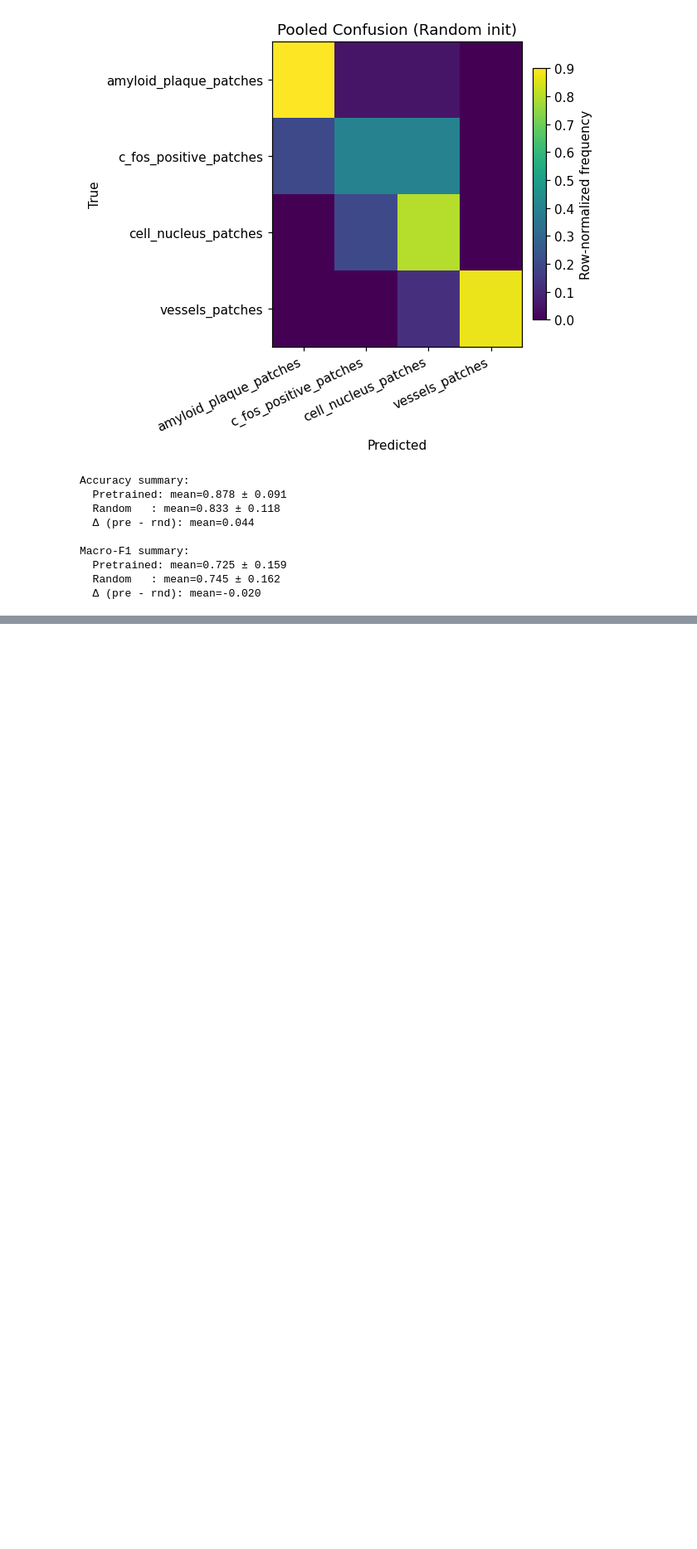
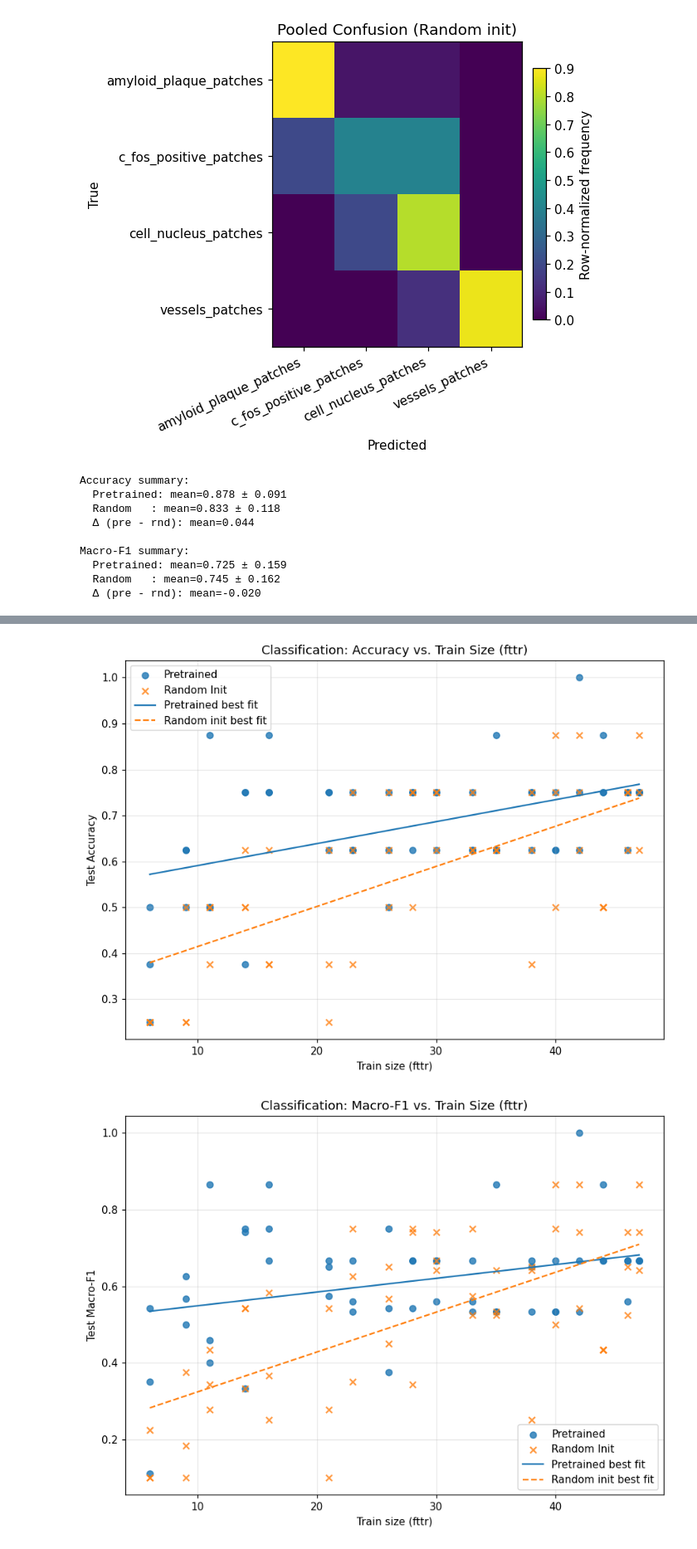
Before and after one commit to AdinaScheinfeld/ssl_project, a Jupyter notebook: notebooks/plot_classification_results.ipynb, the cells around one changed output, grey strips where cells are left out. Shown at 83% size. Drawn from its saved outputs; the diff is of its cells as text; code cells hidden in the pictures; blank space fills up the shorter version.

Commit message:
Update classification code and plotting for cross val

```diff
--- a/notebooks/plot_classification_results.ipynb
+++ b/notebooks/plot_classification_results.ipynb
@@ -717,0 +839,47 @@ Macro-F1 summary:
+# %%
+# --- Plot helper: scatter + simple linear fit line ---
+def plot_metric_vs_train(metric="acc", title=None, y_label=None):
+    assert metric in ("acc", "macro_f1")
+    ylab = y_label or (metric.upper())
+    ttl = title or f"Classification: {ylab} vs. train_size (fttr)"
+
+    # two groups: pretrained / random
+    g_pre = df[df["init_mode"] == "pretrained"]
+    g_rand = df[df["init_mode"] == "random"]
+
+    plt.figure(figsize=(8,6))
+
+    # scatter points (do not set explicit colors as requested)
+    plt.scatter(g_pre["fttr"], g_pre[metric], label="Pretrained", alpha=0.8, marker="o")
+    plt.scatter(g_rand["fttr"], g_rand[metric], label="Random Init", alpha=0.8, marker="x")
+
+    # best-fit lines (1st-degree poly) if we have enough points
+    def add_fit_line(g, label, linestyle="-"):
+        if len(g) >= 2 and g["fttr"].nunique() >= 2:
+            xs = g["fttr"].values.astype(float)
+            ys = g[metric].values.astype(float)
+            # Fit y = a*x + b
+            a, b = np.polyfit(xs, ys, 1)
+            x_line = np.linspace(xs.min(), xs.max(), 100)
+            y_line = a*x_line + b
+            plt.plot(x_line, y_line, linestyle=linestyle, label=f"{label} best fit")
+
+    add_fit_line(g_pre, "Pretrained", linestyle="-")
+    add_fit_line(g_rand, "Random init", linestyle="--")
+
+    plt.title(ttl)
+    plt.xlabel("Train size (fttr)")
+    plt.ylabel(ylab)
+    plt.grid(True, alpha=0.3)
+    plt.legend()
+    plt.tight_layout()
+    plt.show()
+
+# Plot accuracy
+plot_metric_vs_train(metric="acc", title="Classification: Accuracy vs. Train Size (fttr)", y_label="Test Accuracy")
+
+# Plot macro-F1 (optional)
+plot_metric_vs_train(metric="macro_f1", title="Classification: Macro-F1 vs. Train Size (fttr)", y_label="Test Macro-F1")
+# %% [output]
+[figure, added]
+[figure, added]
```
Also changed, not shown: parts of 3 cells of this notebook, 5 other files.
